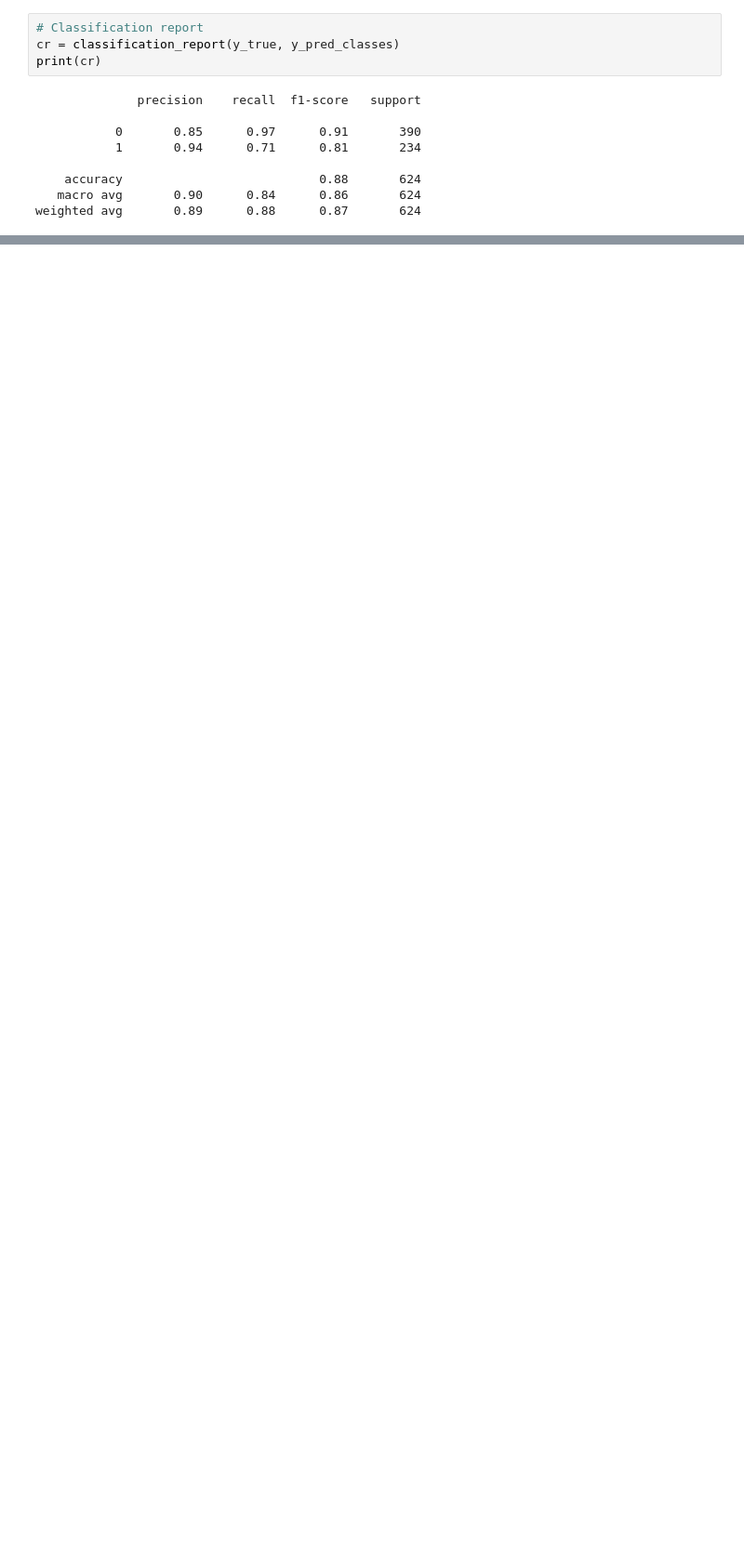
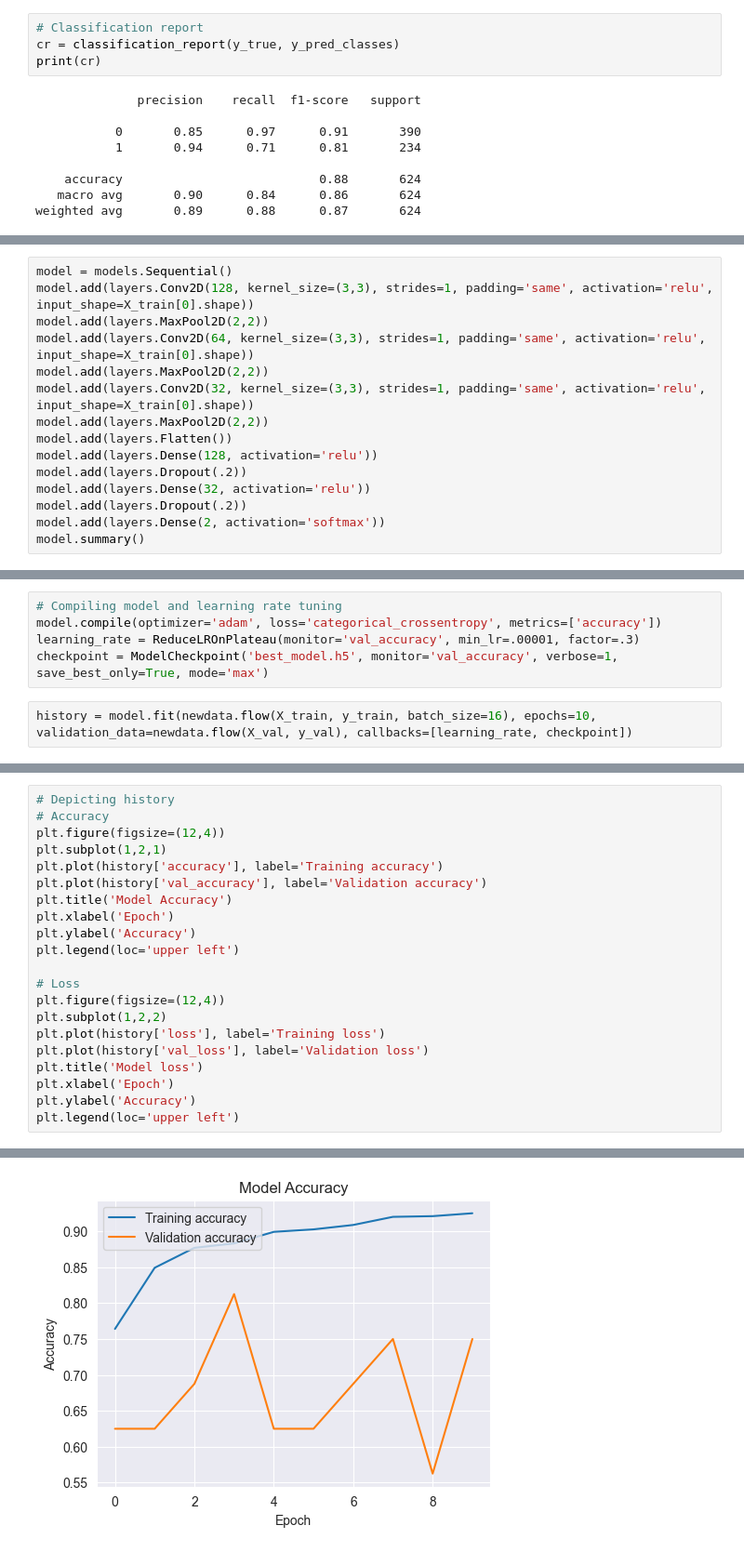
Before and after one commit to MoHassan01/Medical-image-analysis, a Jupyter notebook: main.ipynb, the cells around one changed output, grey strips where cells are left out. Shown: that part at 93% size. Saved outputs shown, nothing was run; the diff lists cells and outputs as text; blank space fills up the shorter version.

Commit message:
Models

```diff
--- a/main.ipynb
+++ b/main.ipynb
@@ -289,0 +292,15 @@ weighted avg       0.89      0.88      0.87       624
+# %%
+model = models.Sequential()
+model.add(layers.Conv2D(128, kernel_size=(3,3), strides=1, padding='same', activation='relu', input_shape=X_train[0].shape))
+model.add(layers.MaxPool2D(2,2))
+model.add(layers.Conv2D(64, kernel_size=(3,3), strides=1, padding='same', activation='relu', input_shape=X_train[0].shape))
+model.add(layers.MaxPool2D(2,2))
+model.add(layers.Conv2D(32, kernel_size=(3,3), strides=1, padding='same', activation='relu', input_shape=X_train[0].shape))
+model.add(layers.MaxPool2D(2,2))
+model.add(layers.Flatten())
+model.add(layers.Dense(128, activation='relu'))
+model.add(layers.Dropout(.2))
+model.add(layers.Dense(32, activation='relu'))
+model.add(layers.Dropout(.2))
+model.add(layers.Dense(2, activation='softmax'))
+model.summary()
@@ -289,0 +325,7 @@ weighted avg       0.89      0.88      0.87       624
+# %%
+# Compiling model and learning rate tuning
+model.compile(optimizer='adam', loss='categorical_crossentropy', metrics=['accuracy'])
+learning_rate = ReduceLROnPlateau(monitor='val_accuracy', min_lr=.00001, factor=.3)
+checkpoint = ModelCheckpoint('best_model.h5', monitor='val_accuracy', verbose=1, save_best_only=True, mode='max')
+# %%
+history = model.fit(newdata.flow(X_train, y_train, batch_size=16), epochs=10, validation_data=newdata.flow(X_val, y_val), callbacks=[learning_rate, checkpoint])
@@ -289,0 +368,22 @@ weighted avg       0.89      0.88      0.87       624
+# %%
+# Depicting history
+# Accuracy
+plt.figure(figsize=(12,4))
+plt.subplot(1,2,1)
+plt.plot(history['accuracy'], label='Training accuracy')
+plt.plot(history['val_accuracy'], label='Validation accuracy')
+plt.title('Model Accuracy')
+plt.xlabel('Epoch')
+plt.ylabel('Accuracy')
+plt.legend(loc='upper left')
+
+# Loss
+plt.figure(figsize=(12,4))
+plt.subplot(1,2,2)
+plt.plot(history['loss'], label='Training loss')
+plt.plot(history['val_loss'], label='Validation loss')
+plt.title('Model loss')
+plt.xlabel('Epoch')
+plt.ylabel('Accuracy')
+plt.legend(loc='upper left')
+# %% [output]
@@ -289,0 +391 @@ weighted avg       0.89      0.88      0.87       624
+[figure, added]
```
Also changed, not shown: parts of 22 cells of this notebook, 4 other files.
